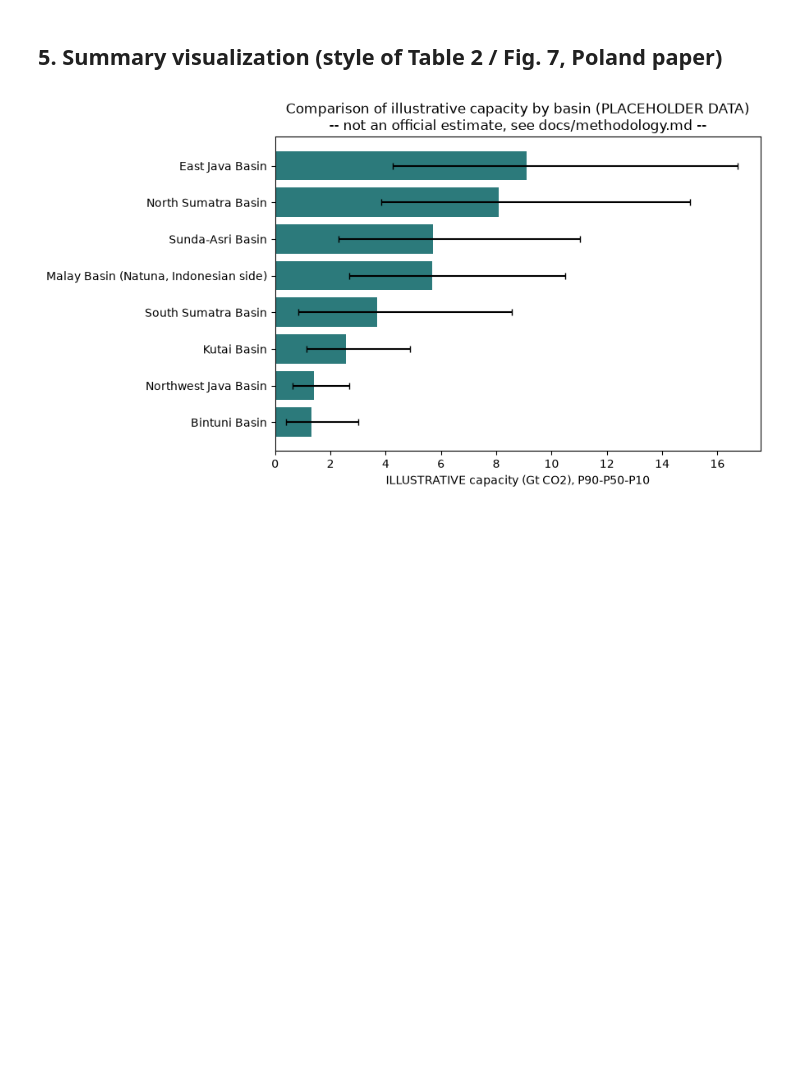
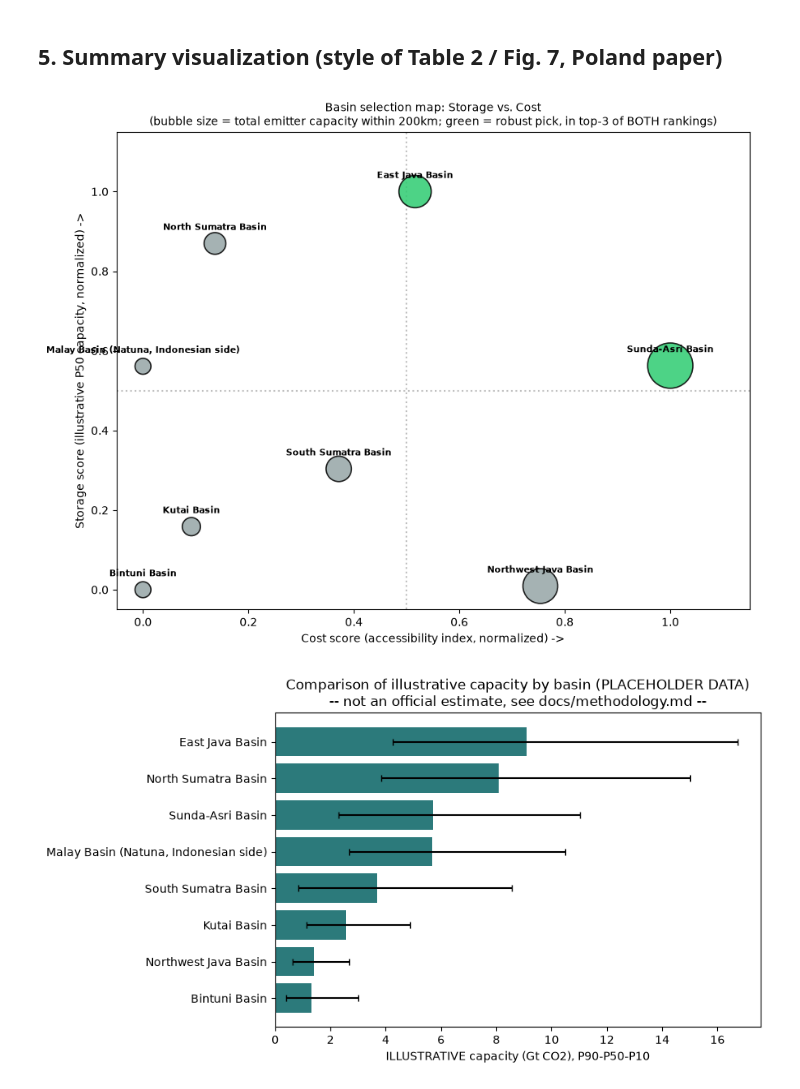
Before and after one commit to Arsyrahmatullah/ccs-screening, a Jupyter notebook: notebooks/00_tier1_national_screening.ipynb, the cells around one changed output. Cells and saved outputs as stored; diff of their text form; code cells hidden in the pictures; blank space fills up the shorter version.

```diff
--- a/notebooks/00_tier1_national_screening.ipynb
+++ b/notebooks/00_tier1_national_screening.ipynb
@@ -166,0 +180,14 @@ basins_with_proximity[cols].sort_values("nearest_emitter_km")
+# %%
+
+ts = cfg["tier1_scoring"]
+
+basins_scored = basin_accessibility_scores(
+    basins, emitters,
+    radius_km=ts["search_radius_km"],
+    min_distance_floor_km=ts["min_distance_floor_km"],
+    basin_lat_col="lat", basin_lon_col="lon",
+    emitter_lat_col="lat", emitter_lon_col="lon",
+    capacity_col="capacity_mtpa_co2_est" if "capacity_mtpa_co2_est" in emitters.columns else "lat",  # fallback avoids KeyError; falls back to count-only weighting
+)
+basins_scored[["basin", "n_emitters_within_radius", "total_capacity_within_radius_mtpa", "accessibility_index"]] \
+    .sort_values("accessibility_index", ascending=False)
@@ -215,5 +309,42 @@ illustrative_df.round(2)
 # %% [markdown]
 ## 5. Summary visualization (style of Table 2 / Fig. 7, Poland paper)
+# %%
+
+fig, ax = plt.subplots(figsize=(9, 7))
+
+colors = ["#2ecc71" if b in robust_picks else "#95a5a6" for b in ranking_df.index]
+sizes = 200 + 15 * ranking_df["total_capacity_within_radius_mtpa"]
+
+scatter = ax.scatter(
+    ranking_df["cost_score"], ranking_df["storage_score"],
+    s=sizes, c=colors, edgecolor="black", linewidth=1.2, alpha=0.85, zorder=3,
+)
+
+for basin_name, row in ranking_df.iterrows():
+    ax.annotate(
+        basin_name, (row["cost_score"], row["storage_score"]),
+        textcoords="offset points", xytext=(0, 12), ha="center", fontsize=8, weight="bold",
+    )
+
+ax.axvline(0.5, color="gray", linestyle=":", alpha=0.5)
+ax.axhline(0.5, color="gray", linestyle=":", alpha=0.5)
+ax.set_xlabel("Cost score (accessibility index, normalized) ->", fontsize=10)
+ax.set_ylabel("Storage score (illustrative P50 capacity, normalized) ->", fontsize=10)
+ax.set_title(
+    "Basin selection map: Storage vs. Cost\n"
+    "(bubble size = total emitter capacity within 200km; green = robust pick, in top-3 of BOTH rankings)",
+    fontsize=10,
+)
+ax.set_xlim(-0.05, 1.15)
+ax.set_ylim(-0.05, 1.15)
+plt.tight_layout()
+
+figures_dir = REPO_ROOT / "figures"
+figures_dir.mkdir(parents=True, exist_ok=True)
+plt.savefig(figures_dir / "tier1_storage_vs_cost_bubble.png", dpi=150)
+plt.show()
+# %% [output]
+[figure, added]
 # %%
 
 fig, ax = plt.subplots(figsize=(9, 5))
```
Also changed, not shown: parts of 12 cells of this notebook, 6 other files.
